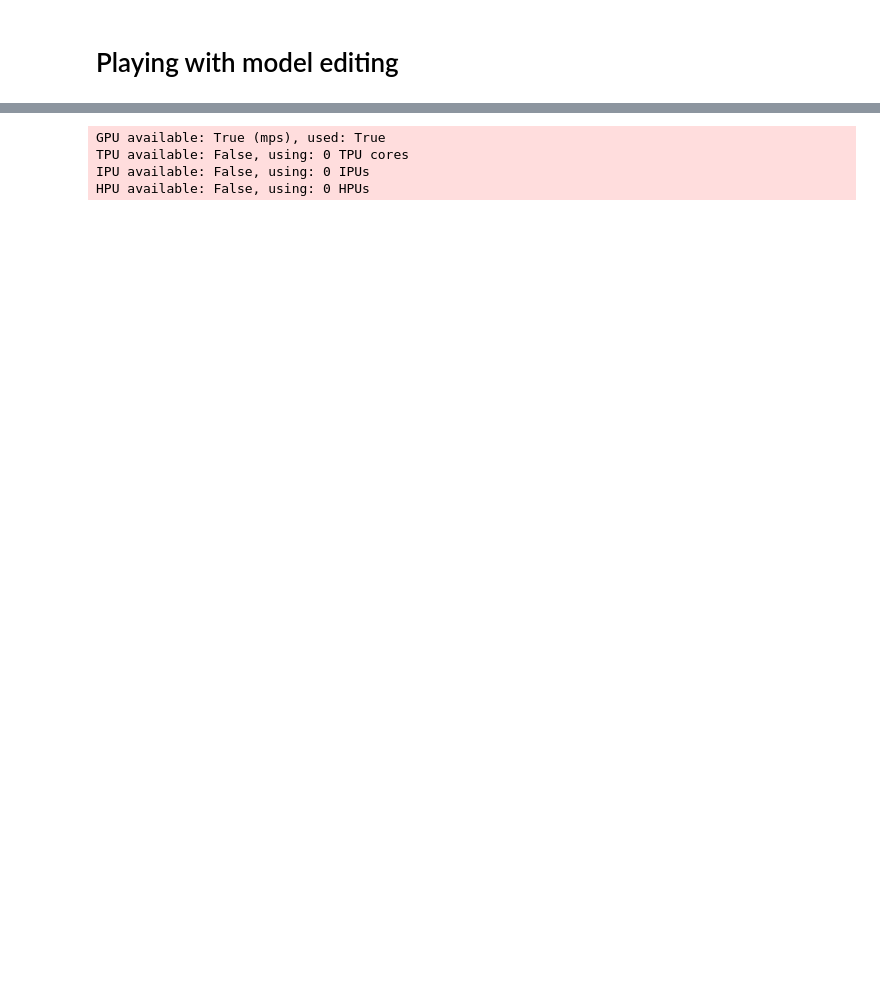
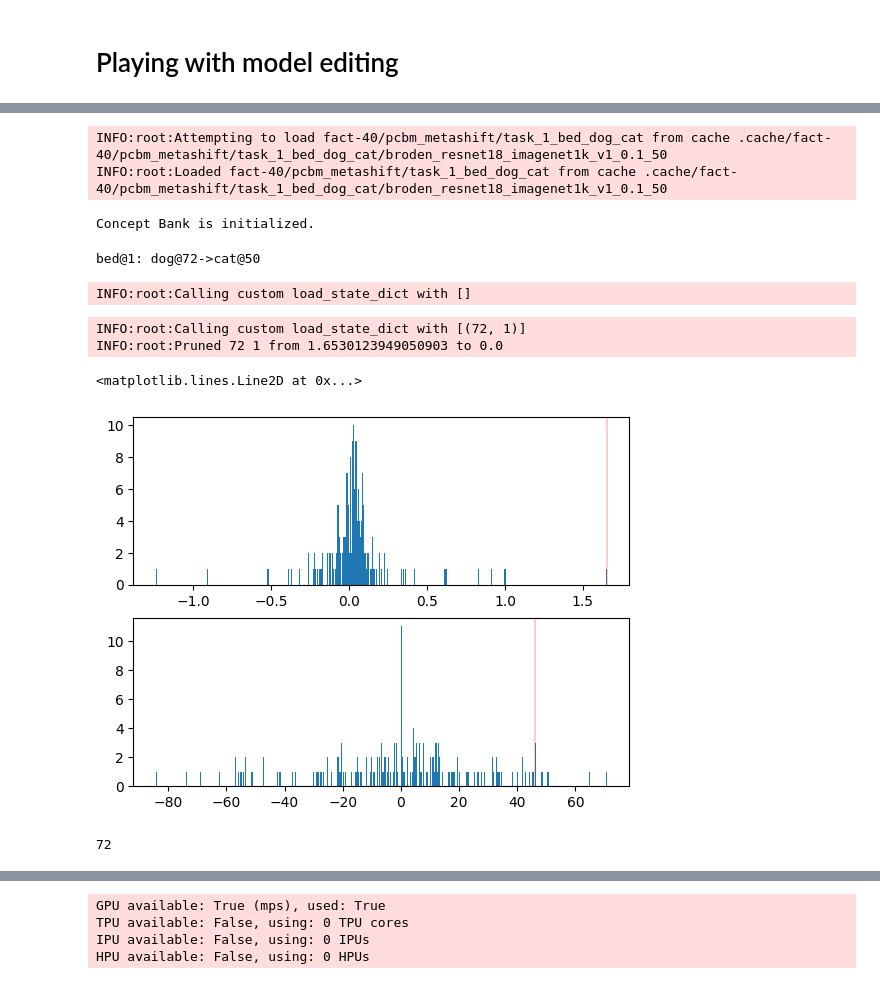
Before and after one commit to dgcnz/FACT, a Jupyter notebook: notebooks/playground_diego.ipynb, the cells around one changed output, grey strips where cells are left out. Cells and saved outputs as stored; diff of their text form; code cells hidden in the pictures; blank space fills up the shorter version.

```diff
--- a/notebooks/playground_diego.ipynb
+++ b/notebooks/playground_diego.ipynb
@@ -187,0 +56,59 @@ ClassLabel(names=['airplane', 'bed', 'car', 'cow', 'keyboard'], id=None)
+# %%
+metashift = MetaShiftDataModule(
+    task_name=task_name,
+    projector=NNProjector(
+        concept_bank_path=concept_bank_path,
+        backbone=ResNet18FeatureExtractor(),
+    ),
+    preprocessor_name=PreprocessorEnum.RESNET18_IMAGENET_1K_V1,
+    train_batch_size=16,
+    test_batch_size=64
+)
+metashift.setup("train")
+class_names = metashift.dataset["train"].info.features["label"].names
+concept_names = metashift.projector.concept_names
+# %% [output]
+INFO:root:Attempting to load fact-40/pcbm_metashift/task_1_bed_dog_cat from cache .cache/fact-40/pcbm_metashift/task_1_bed_dog_cat/broden_resnet18_imagenet1k_v1_0.1_50
+INFO:root:Loaded fact-40/pcbm_metashift/task_1_bed_dog_cat from cache .cache/fact-40/pcbm_metashift/task_1_bed_dog_cat/broden_resnet18_imagenet1k_v1_0.1_50
+Concept Bank is initialized.
+# %%
+spurious_class, source_concept, target_concept = task_name.split("_")[2:5]
+spurious_class_ix = class_names.index(spurious_class)
+source_concept_ix = concept_names.index(source_concept)
+target_concept_ix = concept_names.index(target_concept)
+print(f"{spurious_class}@{spurious_class_ix}: {source_concept}@{source_concept_ix}->{target_concept}@{target_concept_ix}")
+# %% [output]
+bed@1: dog@72->cat@50
+# %%
+trained_pcbm = PCBMClassifierTrainer.load_from_checkpoint(ckpt_path)
+# %% [output]
+INFO:root:Calling custom load_state_dict with []
+# %%
+trained_pcbm_pruned = PCBMClassifierTrainer.load_from_checkpoint(ckpt_path, pruned_concept_class_pairs=[(source_concept_ix, spurious_class_ix)])
+# trained_pcbm_pruned_normalized = PCBMClassifierTrainer.load_from_checkpoint(ckpt_path, pruned_concept_class_pairs=[(50, 1)], normalize=True)
+# %% [output]
+INFO:root:Calling custom load_state_dict with [(72, 1)]
+INFO:root:Pruned 72 1 from 1.6530123949050903 to 0.0
+# %%
+# og_model_path = "artifacts/outdir/pcbm_metashift_task_1_bed_dog_cat__resnet18_imagenet1k_v1__broden_resnet18_imagenet1k_v1_0__lam:0.002__alpha:0.99__seed:100.ckpt"
+# og_model_path = "artifacts/outdir/pcbm_metashift_task_1_bed_dog_cat__resnet18_imagenet1k_v1__broden_resnet18_imagenet1k_v1_0__lam:0.05__alpha:0.99__seed:101010.ckpt"
+og_model_path = "artifacts/outdir/pcbm_metashift_task_1_bed_dog_cat__resnet18_imagenet1k_v1__broden_resnet18_imagenet1k_v1_0__lam:0.0005__alpha:0.99__seed:0.ckpt"
+with open(og_model_path, "rb") as f:
+    og_model = torch.load(f)
+
+og_model_pruned = deepcopy(og_model)
+with torch.no_grad():
+    og_model_pruned.classifier.weight[spurious_class_ix, source_concept_ix] = 0.0
+# %%
+fig, axes = plt.subplots(2)
+_ =  axes[0].hist(trained_pcbm.model.classifier.weight[spurious_class_ix].reshape(-1).cpu().detach().numpy(), bins=400)
+axes[0].axvline(x=trained_pcbm.model.classifier.weight[spurious_class_ix, source_concept_ix].item(), c="r", alpha=0.2)
+_ = axes[1].hist(og_model.classifier.weight[spurious_class_ix].reshape(-1).cpu().detach().numpy(), bins=400)
+axes[1].axvline(x=og_model.classifier.weight[spurious_class_ix, source_concept_ix].item(), c="r", alpha=0.2)
+# %% [output]
+<matplotlib.lines.Line2D at 0x...>
+[figure, added]
+# %%
+source_concept_ix
+# %% [output]
+72
```
Also changed, not shown: parts of 49 cells of this notebook, 6 other files.
